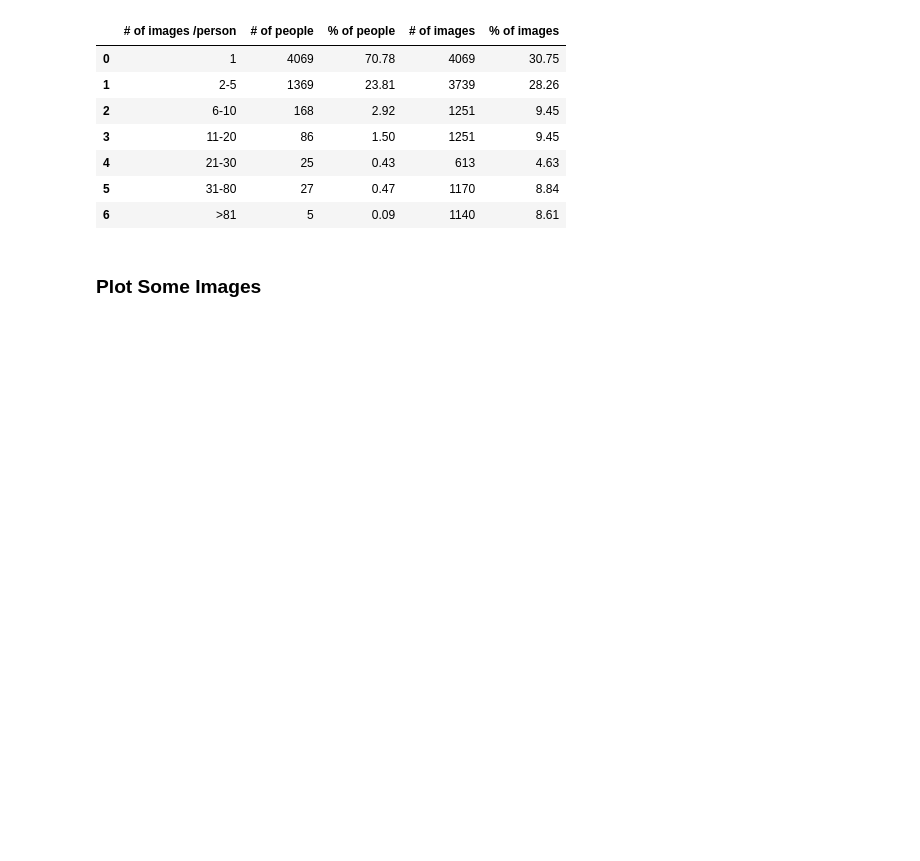
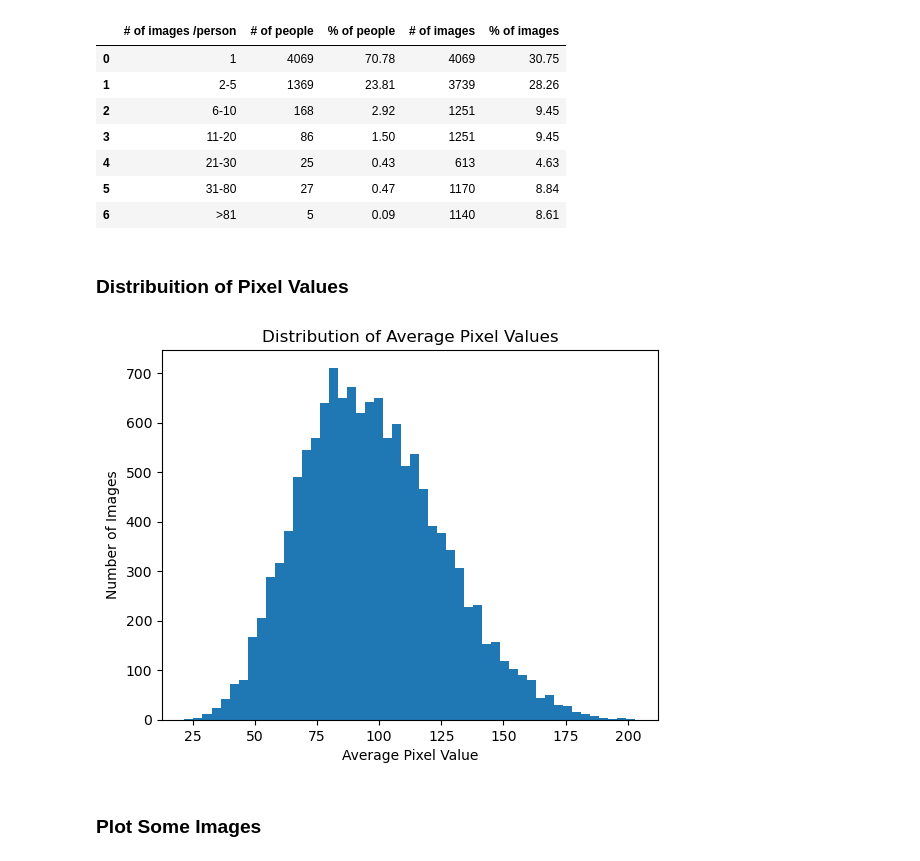
Before and after one commit to kimhonggithub/Project-Face-Regonition, a Jupyter notebook: face_main.ipynb, the cells around one changed output. Cells and saved outputs as stored; diff of their text form; code cells hidden in the pictures; blank space fills up the shorter version.

```diff
--- a/face_main.ipynb
+++ b/face_main.ipynb
@@ -118,6 +123,23 @@ df
 | 4 | 21-30 | 25 | 0.43 | 613 | 4.63 |
 | 5 | 31-80 | 27 | 0.47 | 1170 | 8.84 |
 | 6 | >81 | 5 | 0.09 | 1140 | 8.61 |
+# %% [markdown]
+### Distribuition of Pixel Values
+# %%
+# Distribuition of Pixel Values
+
+# Get the average pixel values for each image
+average_pixels = np.mean(dataset['data'], axis=(1, 2, 3))
+
+# Plot the distribution of average pixel values with 50 bins
+plt.hist(average_pixels, bins=50)  # Change the number of bins to 50
+plt.xlabel('Average Pixel Value')
+plt.ylabel('Number of Images')
+plt.title('Distribution of Average Pixel Values')
+
+plt.show()
+# %% [output]
+[figure, added]
 # %% [markdown]
 ### Plot Some Images
 # %%
```
Also changed, not shown: parts of 18 cells of this notebook.
